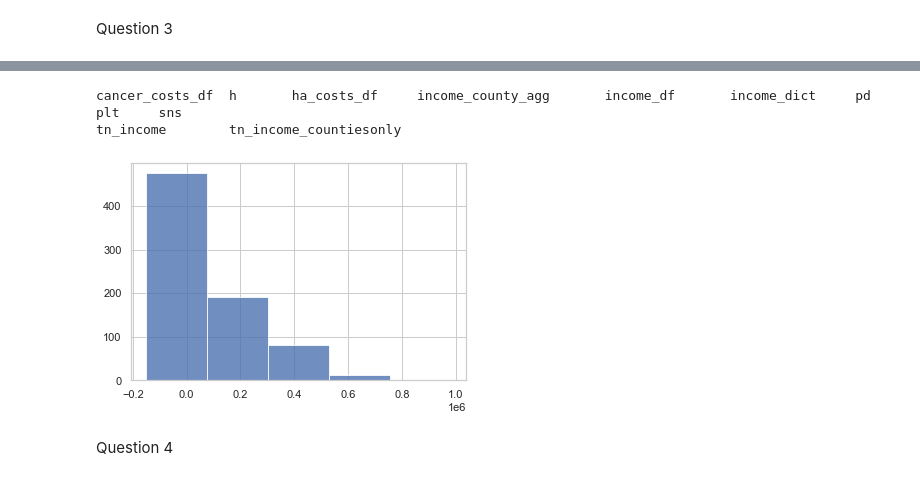
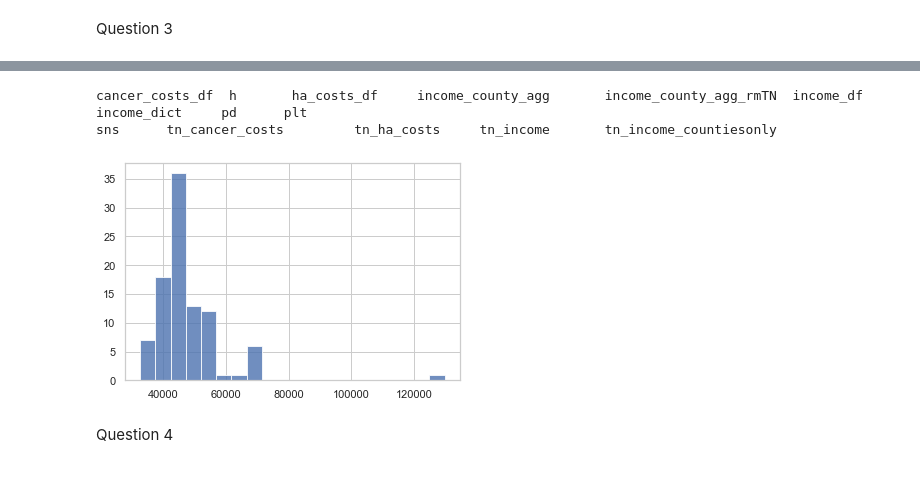
Before and after one commit to hiralmaster/data-science-essentials-3, a Jupyter notebook: notebooks/Homework.ipynb, the cells around one changed output, grey strips where cells are left out. Saved outputs shown, nothing was run; the diff lists cells and outputs as text; code cells hidden in the pictures.

```diff
--- a/notebooks/Homework.ipynb
+++ b/notebooks/Homework.ipynb
@@ -455,5 +459,5 @@ Question 2
 #DataFrame which gives the approximate average household income for each county.
 #Calculate this as 1000*`total_inc_amt` / `return_count`.
 
-tn_income['income_county_agg'] = 1000 * tn_income['total_inc_amt'] / tn_income['return_count']
+income_county_agg['approx_avg_income']= 1000 * income_county_agg['total_inc_amt']/income_county_agg['return_count']
 # %%
@@ -480,6 +484,6 @@ Question 3
 # %%
 #Create a histogram showing the distribution of average incomes across all counties in Tennessee.
 #Be sure to remove the Tennessee row prior to creating this histogram.
-tn_income_countiesonly = tn_income.loc[income_df['county'] != 'Tennessee']
-tn_income_countiesonly.head(5)
+income_county_agg_rmTN = income_county_agg[income_county_agg.county != 'Tennessee']
+income_county_agg_rmTN.head(15)
 # %% [output]
@@ -492,11 +506,11 @@ tn_income_countiesonly.head(5)
 # %%
-plt.hist('income_county_agg', data=tn_income_countiesonly,
-         alpha=0.8, bins=5,label='Average incomes across all counties in Tennessee');
+plt.hist('approx_avg_income', data=income_county_agg_rmTN,
+         alpha=0.8, bins=20,label='Average incomes across all counties in Tennessee');
 %who
 # %% [output]
-cancer_costs_df  h       ha_costs_df     income_county_agg       income_df       income_dict     pd      plt     sns
-tn_income        tn_income_countiesonly
+cancer_costs_df  h       ha_costs_df     income_county_agg       income_county_agg_rmTN  income_df       income_dict     pd      plt
+sns      tn_cancer_costs         tn_ha_costs     tn_income       tn_income_countiesonly
-[figure, old version]
+[figure, new version]
 # %% [markdown]
 Question 4
 # %%
```
Also changed, not shown: parts of 7 cells of this notebook, 3 other files.
